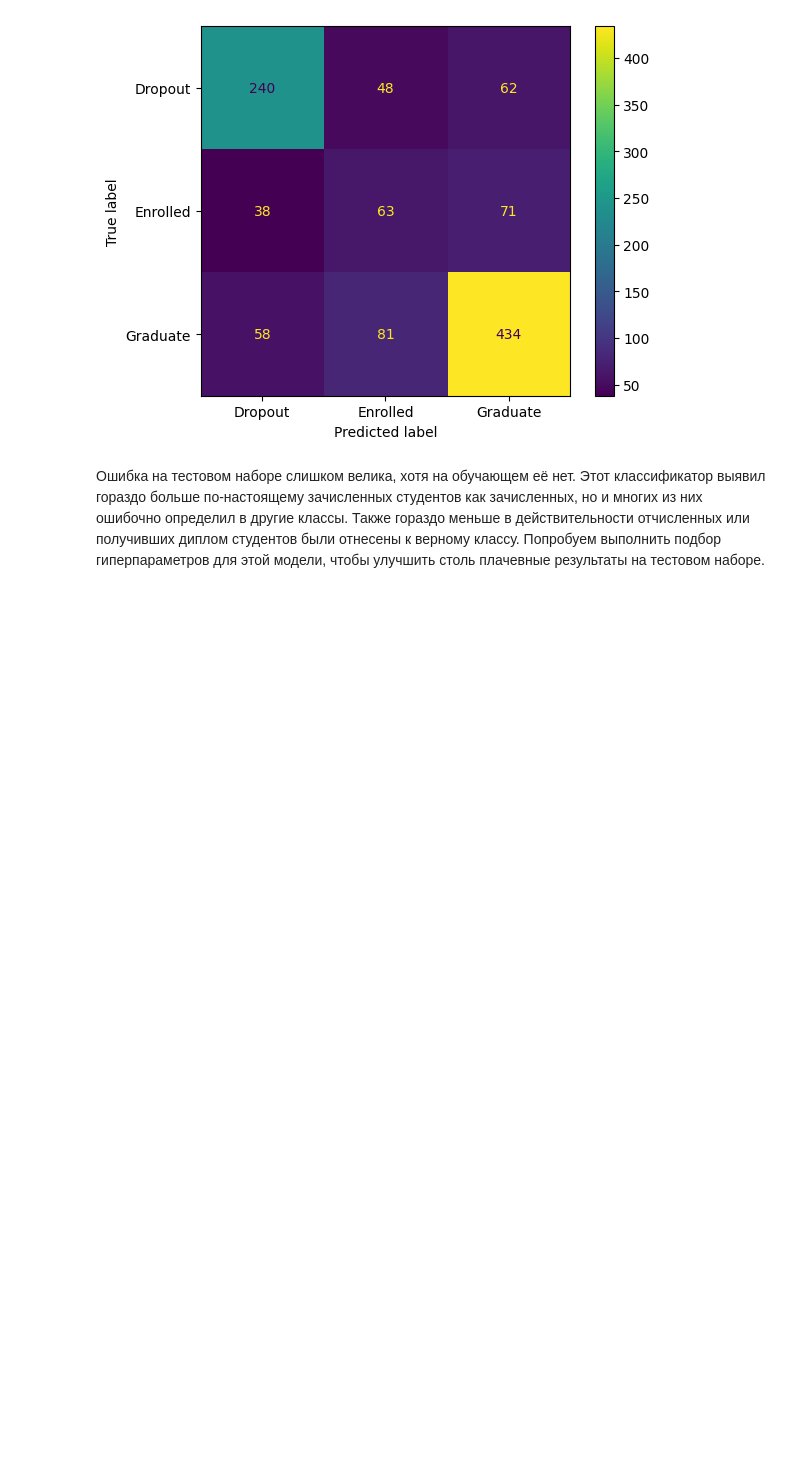
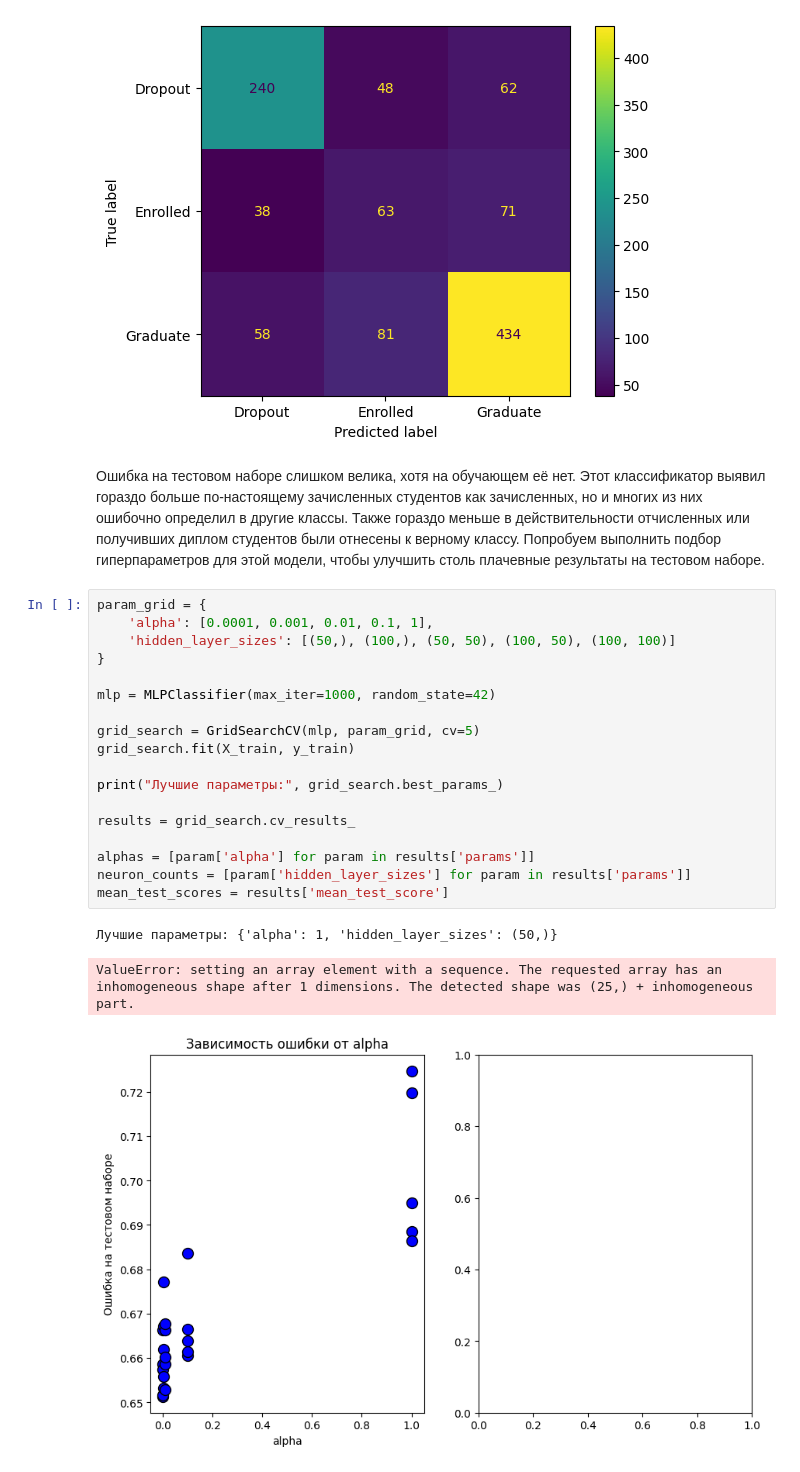
Before and after one commit to alexChurkin/MyML2023, a Jupyter notebook: Homework_6_2912.ipynb, the cells around one changed output. Saved outputs shown, nothing was run; the diff lists cells and outputs as text; blank space fills up the shorter version.

```diff
--- a/Homework_6_2912.ipynb
+++ b/Homework_6_2912.ipynb
@@ -567,3 +567,25 @@ plt.show()
 [figure]
 # %% [markdown]
 Ошибка на тестовом наборе слишком велика, хотя на обучающем её нет. Этот классификатор выявил гораздо больше по-настоящему зачисленных студентов как зачисленных, но и многих из них ошибочно определил в другие классы. Также гораздо меньше в действительности отчисленных или получивших диплом студентов были отнесены к верному классу. Попробуем выполнить подбор гиперпараметров для этой модели, чтобы улучшить столь плачевные результаты на тестовом наборе.
+# %%
+param_grid = {
+    'alpha': [0.0001, 0.001, 0.01, 0.1, 1],
+    'hidden_layer_sizes': [(50,), (100,), (50, 50), (100, 50), (100, 100)]
+}
+
+mlp = MLPClassifier(max_iter=1000, random_state=42)
+
+grid_search = GridSearchCV(mlp, param_grid, cv=5)
+grid_search.fit(X_train, y_train)
+
+print("Лучшие параметры:", grid_search.best_params_)
+
+results = grid_search.cv_results_
+
+alphas = [param['alpha'] for param in results['params']]
+neuron_counts = [param['hidden_layer_sizes'] for param in results['params']]
+mean_test_scores = results['mean_test_score']
+# %% [output]
+Лучшие параметры: {'alpha': 1, 'hidden_layer_sizes': (50,)}
+ValueError: setting an array element with a sequence. The requested array has an inhomogeneous shape after 1 dimensions. The detected shape was (25,) + inhomogeneous part.
+[figure, added]
```
Also changed, not shown: parts of 4 cells of this notebook.
